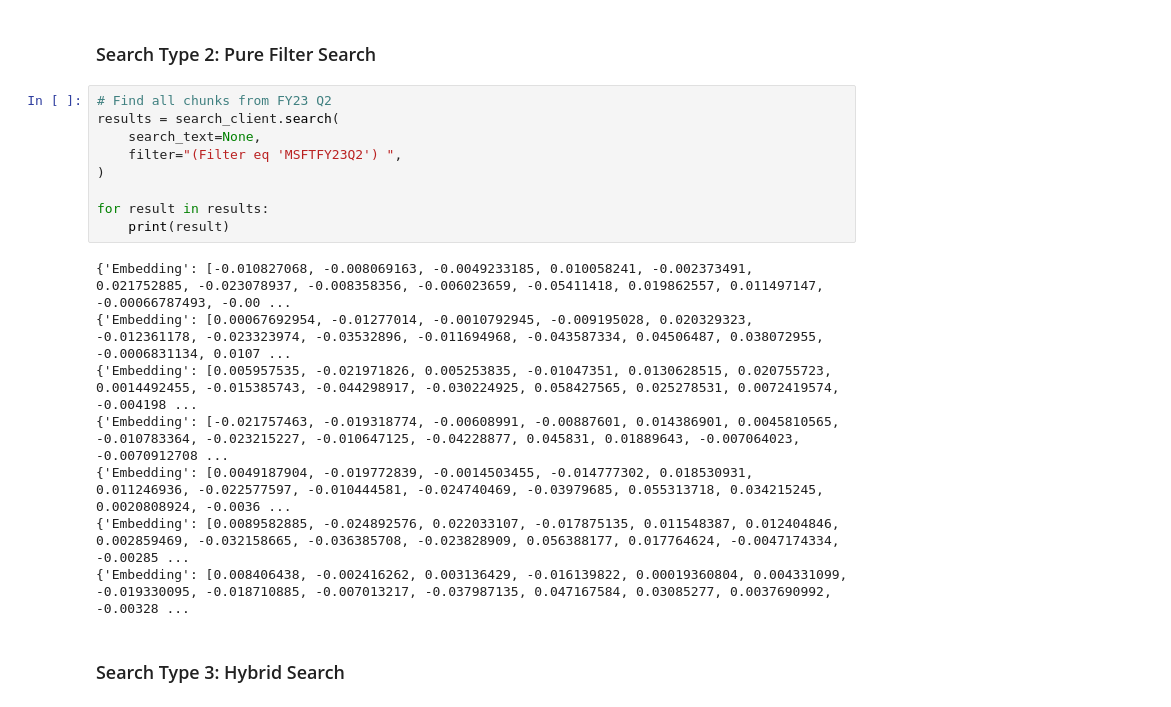
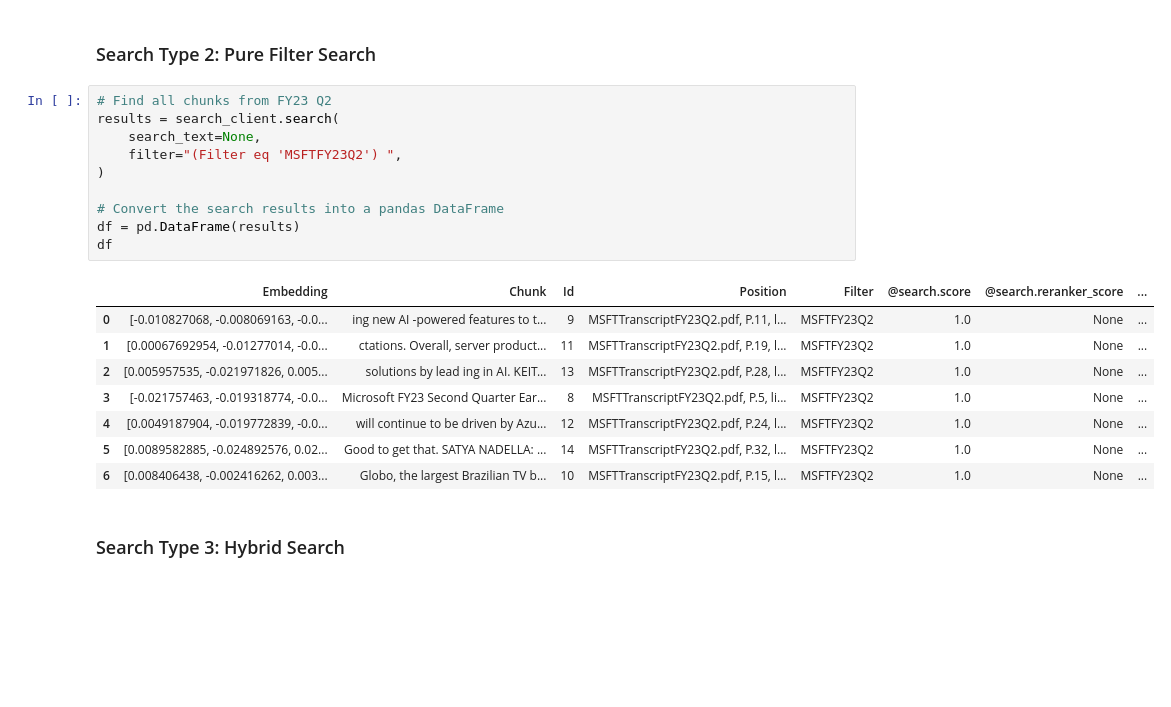
Before and after one commit to microsoft/appliedai-rag101, a Jupyter notebook: rag_skills/samples/financial_transcripts/tutorial-only.ipynb, the cells around one changed output. Saved outputs shown, nothing was run; the diff lists cells and outputs as text; blank space fills up the shorter version.

Commit message:
truncate output for search examples

```diff
--- a/rag_skills/samples/financial_transcripts/tutorial-only.ipynb
+++ b/rag_skills/samples/financial_transcripts/tutorial-only.ipynb
@@ -489,20 +487,22 @@ Microsoft FY23 Third Quarter Earnings Conference  Call   Brett Iversen, Satya Na
 # %%
 # Find all chunks from FY23 Q2
 results = search_client.search(
     search_text=None,
     filter="(Filter eq 'MSFTFY23Q2') ",
 )
 
-for result in results:
-    print(result)
+# Convert the search results into a pandas DataFrame
+df = pd.DataFrame(results)
+df
 # %% [output]
-{'Embedding': [-0.010827068, -0.008069163, -0.0049233185, 0.010058241, -0.002373491, 0.021752885, -0.023078937, -0.008358356, -0.006023659, -0.05411418, 0.019862557, 0.011497147, -0.00066787493, -0.00 ...
-{'Embedding': [0.00067692954, -0.01277014, -0.0010792945, -0.009195028, 0.020329323, -0.012361178, -0.023323974, -0.03532896, -0.011694968, -0.043587334, 0.04506487, 0.038072955, -0.0006831134, 0.0107 ...
-{'Embedding': [0.005957535, -0.021971826, 0.005253835, -0.01047351, 0.0130628515, 0.020755723, 0.0014492455, -0.015385743, -0.044298917, -0.030224925, 0.058427565, 0.025278531, 0.0072419574, -0.004198 ...
-{'Embedding': [-0.021757463, -0.019318774, -0.00608991, -0.00887601, 0.014386901, 0.0045810565, -0.010783364, -0.023215227, -0.010647125, -0.04228877, 0.045831, 0.01889643, -0.007064023, -0.0070912708 ...
-{'Embedding': [0.0049187904, -0.019772839, -0.0014503455, -0.014777302, 0.018530931, 0.011246936, -0.022577597, -0.010444581, -0.024740469, -0.03979685, 0.055313718, 0.034215245, 0.0020808924, -0.0036 ...
-{'Embedding': [0.0089582885, -0.024892576, 0.022033107, -0.017875135, 0.011548387, 0.012404846, 0.002859469, -0.032158665, -0.036385708, -0.023828909, 0.056388177, 0.017764624, -0.0047174334, -0.00285 ...
-{'Embedding': [0.008406438, -0.002416262, 0.003136429, -0.016139822, 0.00019360804, 0.004331099, -0.019330095, -0.018710885, -0.007013217, -0.037987135, 0.047167584, 0.03085277, 0.0037690992, -0.00328 ...
+|  | Embedding | Chunk | Id | Position | Filter | @search.score | @search.reranker_score | ... |
+| 0 | [-0.010827068, -0.008069163, -0.0... | ing new AI -powered features to t... | 9 | MSFTTranscriptFY23Q2.pdf, P.11, l... | MSFTFY23Q2 | 1.0 | None | ... |
+| 1 | [0.00067692954, -0.01277014, -0.0... | ctations. Overall, server product... | 11 | MSFTTranscriptFY23Q2.pdf, P.19, l... | MSFTFY23Q2 | 1.0 | None | ... |
+| 2 | [0.005957535, -0.021971826, 0.005... | solutions by lead ing in AI. KEIT... | 13 | MSFTTranscriptFY23Q2.pdf, P.28, l... | MSFTFY23Q2 | 1.0 | None | ... |
+| 3 | [-0.021757463, -0.019318774, -0.0... | Microsoft FY23 Second Quarter Ear... | 8 | MSFTTranscriptFY23Q2.pdf, P.5, li... | MSFTFY23Q2 | 1.0 | None | ... |
+| 4 | [0.0049187904, -0.019772839, -0.0... | will continue to be driven by Azu... | 12 | MSFTTranscriptFY23Q2.pdf, P.24, l... | MSFTFY23Q2 | 1.0 | None | ... |
+| 5 | [0.0089582885, -0.024892576, 0.02... | Good to get that. SATYA NADELLA: ... | 14 | MSFTTranscriptFY23Q2.pdf, P.32, l... | MSFTFY23Q2 | 1.0 | None | ... |
+| 6 | [0.008406438, -0.002416262, 0.003... | Globo, the largest Brazilian TV b... | 10 | MSFTTranscriptFY23Q2.pdf, P.15, l... | MSFTFY23Q2 | 1.0 | None | ... |
 # %% [markdown]
 ### Search Type 3: Hybrid Search
 # %%
```
Also changed, not shown: parts of 4 cells of this notebook.
